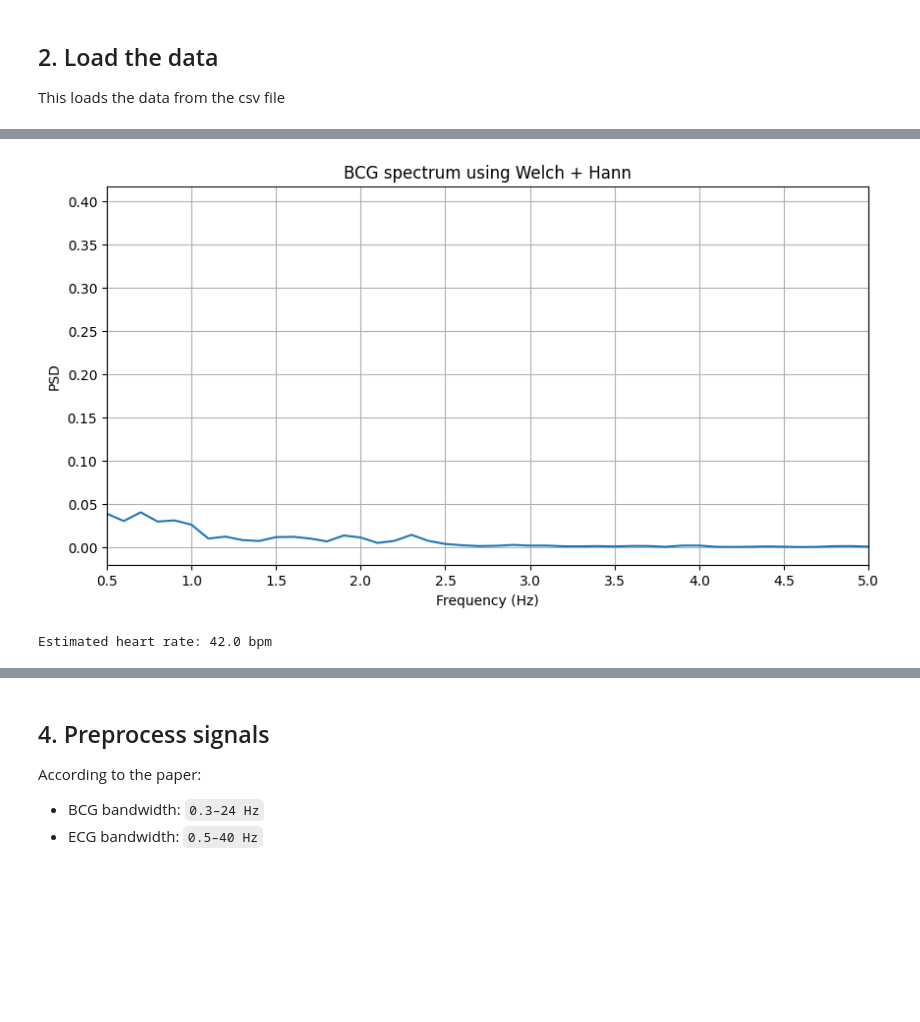
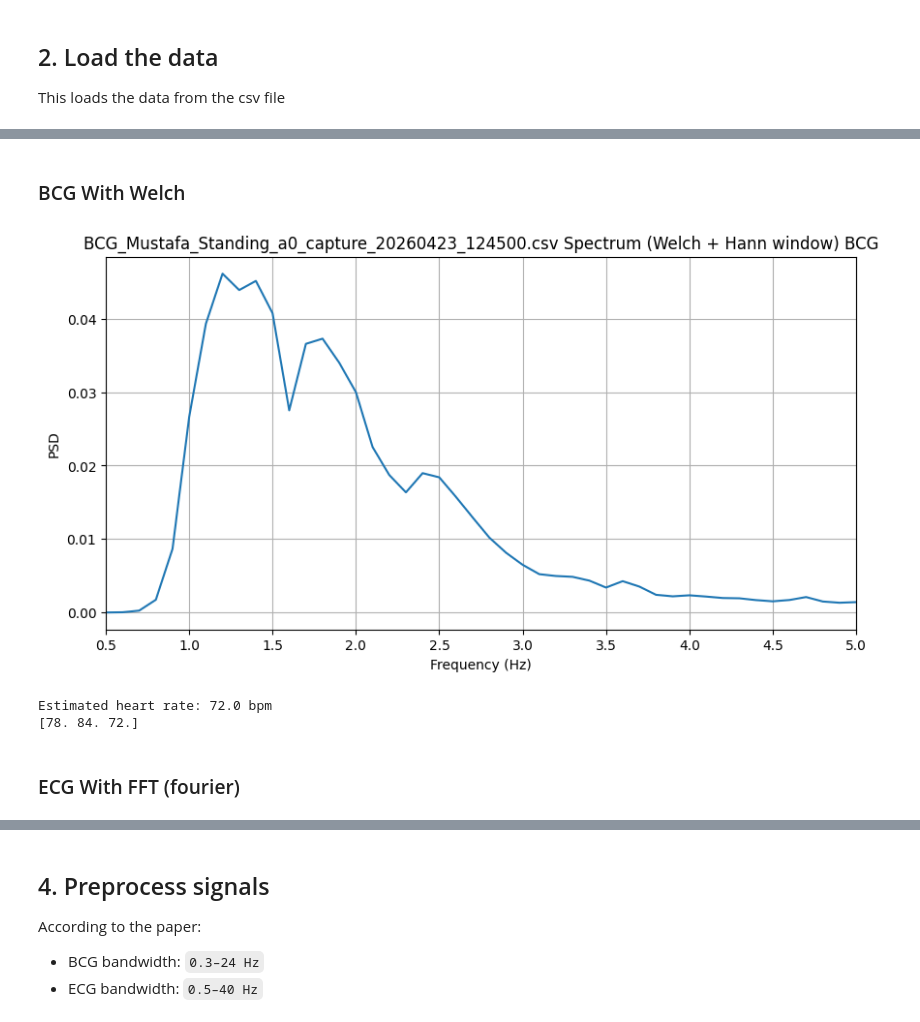
Before and after one commit to ChristianPDamsgaard/Darkstar, a Jupyter notebook: bcg_wavelet_fixed.ipynb, the cells around one changed output, grey strips where cells are left out. Cells and saved outputs as stored; diff of their text form; code cells hidden in the pictures; blank space fills up the shorter version.

```diff
--- a/bcg_wavelet_fixed.ipynb
+++ b/bcg_wavelet_fixed.ipynb
@@ -37,9 +38,9 @@ This is a list of helper functions. Some of them are probably irrelevant now
 
 def bandpass_filter(x, fs, lowcut, highcut, order=4):
     x = np.asarray(x, dtype=float)
-    x = signal.detrend(x)
-    sos = signal.butter(order, [lowcut, highcut], btype="bandpass", fs=fs, output="sos")
-    return signal.sosfiltfilt(sos, x)
+    x = sg.detrend(x)
+    sos = sg.butter(order, [lowcut, highcut], btype="bandpass", fs=fs, output="sos")
+    return sg.sosfiltfilt(sos, x)
 
 
 def moving_std(x, window_samples):
@@ -195,0 +265,17 @@ ecg_raw = df[BCG_COLUMN].to_numpy(dtype=float)
+# %%
+
+bcg = bandpass_filter(bcg_raw, FS, 1, 10.0, order=4)
+
+res_prop = segmentation_proposed(bcg, FS)
+res_var = segmentation_variance_baseline(bcg, FS)
+thd_max = res_prop["thd_max"]
+thd_min = res_prop["thd_min"]
+
+
+print("Proposed method thresholds:")
+print("  thd_max =", res_prop["thd_max"])
+print("  thd_min =", res_prop["thd_min"])
+
+print("\nVariance baseline thresholds:")
+print("  thd_max =", res_var["thd_max"])
+print("  thd_min =", res_var["thd_min"])
@@ -196,25 +320,39 @@ ecg_raw = df[BCG_COLUMN].to_numpy(dtype=float)
+# %% [markdown]
+### BCG With Welch
 # %%
 from scipy.signal import welch
 
 
-
 signal = bcg_raw.copy()
 signal = signal - np.mean(signal)
+signal2 = bandpass_filter(signal, FS, 1, 10.0, order=4)
+bcg_clean = bcg.copy()
+bcg_clean[~res_prop["usable_mask"]] = 0.0  # zero out bad segments
 
-f, Pxx = welch(signal, fs=FS, window='hann', nperseg=int(FS*10), noverlap=int(FS*5))
 
+f, Pxx = welch(signal2, fs=FS, window='hann', nperseg=int(FS*10), noverlap=int(FS*5))
+f2, Pxx2 = welch(bcg_clean, fs=FS, window="hann",
+               nperseg=int(FS * 10), noverlap=int(FS * 5))
 plt.figure(figsize=(10, 5))
 plt.plot(f, Pxx)
 plt.xlim(0.5, 5)
 plt.xlabel("Frequency (Hz)")
 plt.ylabel("PSD")
-plt.title("BCG spectrum using Welch + Hann")
+plt.title(f"{BCG_PATH.name} Spectrum (Welch + Hann window) BCG")
 plt.grid(True)
 plt.show()
 
-band = (f >= 0.7) & (f <= 3.0)
+
+band = (f >= 0.8) & (f <= 3)
 peak_freq = f[band][np.argmax(Pxx[band])]
 print(f"Estimated heart rate: {peak_freq * 60:.1f} bpm")
+indices = np.argsort(Pxx[band])[-3:]
+
+
+print(f[band][indices] * 60)
 # %% [output]
-[figure, old version]
+[figure, new version]
-Estimated heart rate: 42.0 bpm
+Estimated heart rate: 72.0 bpm
+[78. 84. 72.]
+# %% [markdown]
+### ECG With FFT (fourier)
```
Also changed, not shown: parts of 18 cells of this notebook, 4 other files.
